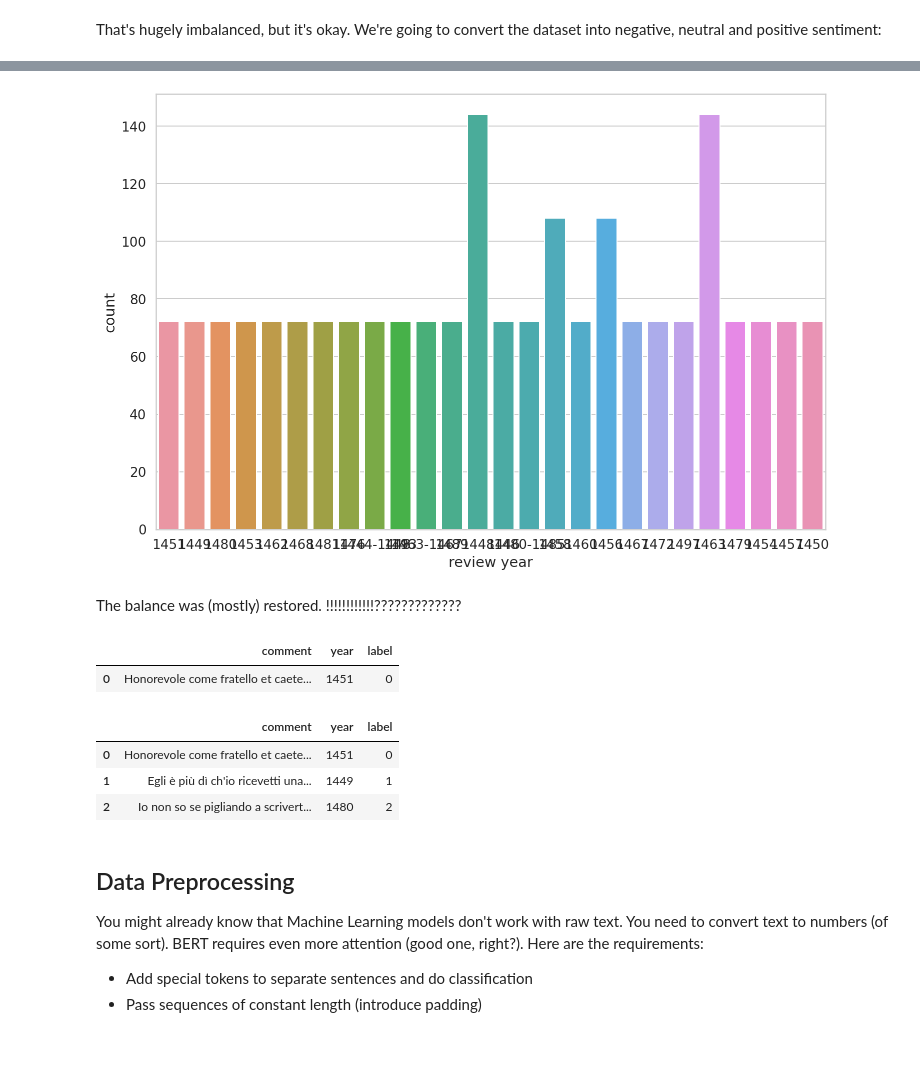
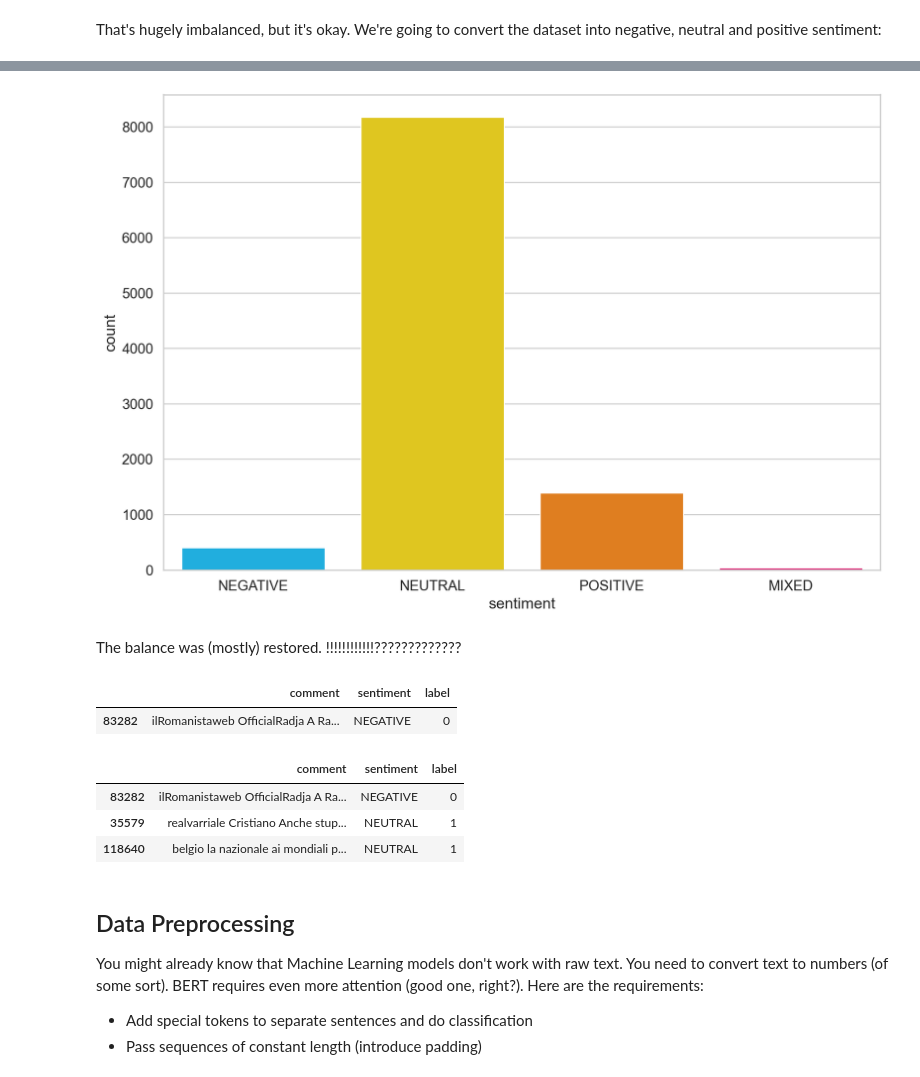
Before and after one commit to ghasempouri1984/VespasianodaBisticci, a Jupyter notebook: DateClassifier-TextClassification-BERT/copy.ipynb, the cells around one changed output, grey strips where cells are left out. Cells and saved outputs as stored; diff of their text form; code cells hidden in the pictures; blank space fills up the shorter version.

```diff
--- a/DateClassifier-TextClassification-BERT/copy.ipynb
+++ b/DateClassifier-TextClassification-BERT/copy.ipynb
@@ -196,4 +198,4 @@ df2 = df2.reindex(np.random.permutation(df2.index))
 # %%
-# df2['consumer_complaint_narrative']  = df2.consumer_complaint_narrative.apply(clean_txt)
+df2['tweet_text']  = df2.tweet_text.apply(clean_txt)
 df2.head(1)
 # %% [output]
@@ -208,4 +210,4 @@ df2.head(1)
 # %%
-df2=df2.rename(columns = {'testo':'text', 'years':'year'})
+df2=df2.rename(columns = {'tweet_text':'text'})
 df2.head(1)
 # %% [output]
@@ -224,3 +226,3 @@ df2.head()
 # %%
-# df3 = df2.sample(10000, random_state=1).copy()
+df3 = df2.sample(10000, random_state=1).copy()
 # %%
@@ -262,5 +258,5 @@ That's hugely imbalanced, but it's okay. We're going to convert the dataset into
 # %%
-possible_labels = df2.year.unique()
+possible_labels = df3.sentiment.unique()
 
 label_dict = {}
 for index, possible_label in enumerate(possible_labels):
@@ -309,16 +273,16 @@ class_names
 # %%
-ax = sns.countplot(df2.year)
-plt.xlabel('review year')
+ax = sns.countplot(df3.sentiment)
+plt.xlabel('sentiment')
 ax.set_xticklabels(class_names);
 # %% [output]
-[figure, old version]
+[figure, new version]
 # %% [markdown]
 The balance was (mostly) restored. !!!!!!!!!!!!?????????????
 # %%
-df2['label'] = df2.year.replace(label_dict)
-df2.head(1)
+df3['label'] = df3.sentiment.replace(label_dict)
+df3.head(1)
 # %% [output]
-|  | comment | year | label |
-| 0 | Honorevole come fratello et caete... | 1451 | 0 |
+|  | comment | sentiment | label |
+| 83282 | ilRomanistaweb OfficialRadja A Ra... | NEGATIVE | 0 |
 # %%
 # df3 = df2.sample(7000, random_state=1).copy()
@@ -327,12 +291,12 @@ df3 = df2.copy()
 # df3.head(2)
 # %%
 # df3.reset_index(drop=True, inplace=True)
-df3.head(3)
+df4.head(3)
 # %% [output]
-|  | comment | year | label |
-| 0 | Honorevole come fratello et caete... | 1451 | 0 |
-| 1 | Egli è più dì ch'io ricevetti una... | 1449 | 1 |
-| 2 | Io non so se pigliando a scrivert... | 1480 | 2 |
+|  | comment | sentiment | label |
+| 83282 | ilRomanistaweb OfficialRadja A Ra... | NEGATIVE | 0 |
+| 35579 | realvarriale Cristiano Anche stup... | NEUTRAL | 1 |
+| 118640 | belgio la nazionale ai mondiali p... | NEUTRAL | 1 |
 # %% [markdown]
 ## Data Preprocessing
 
```
Also changed, not shown: parts of 37 cells of this notebook, 12 other files.
